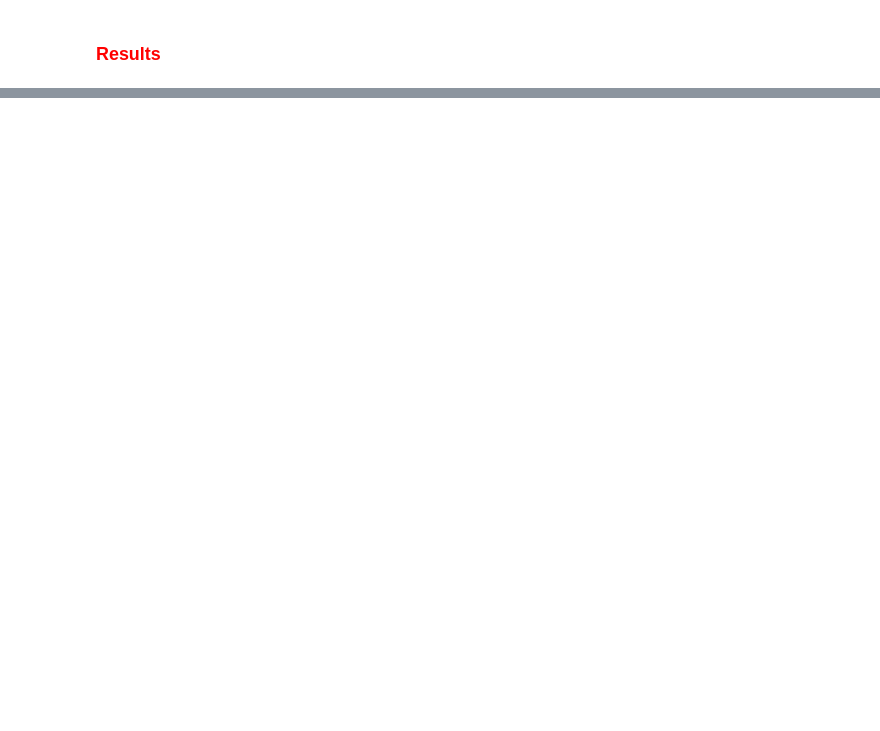
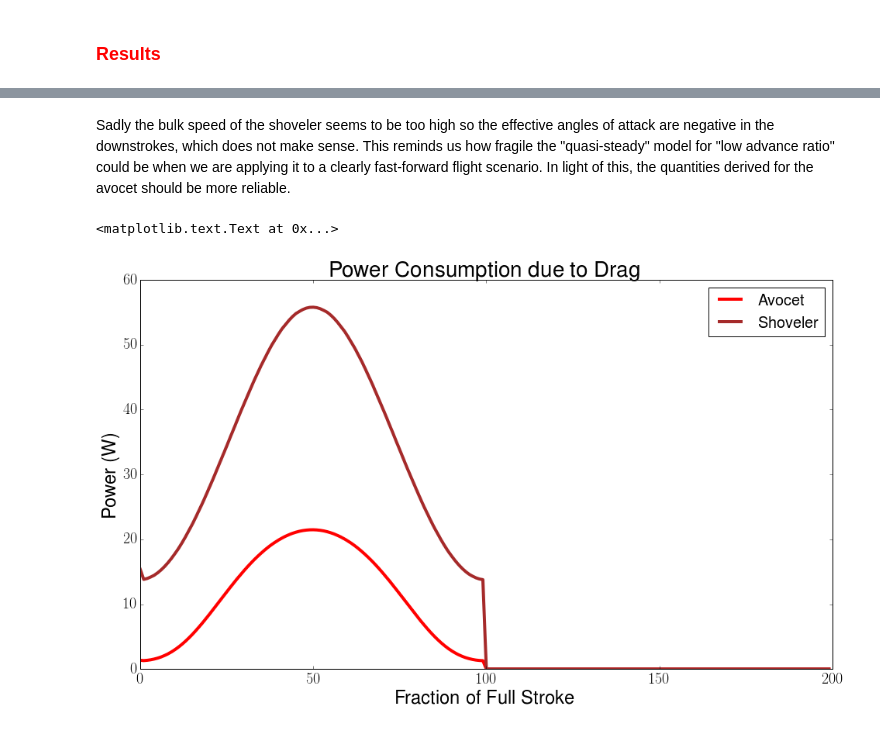
Before and after one commit to Ravirajadrangi/Biomechanics-of-Flight., a Jupyter notebook: dynamics/QS.ipynb, the cells around one changed output, grey strips where cells are left out. Saved outputs shown, nothing was run; the diff lists cells and outputs as text; code cells hidden in the pictures; blank space fills up the shorter version.

```diff
--- a/dynamics/QS.ipynb
+++ b/dynamics/QS.ipynb
@@ -260,0 +280,11 @@ plt.legend(); plt.xlabel('Fraction of Full Stroke'); plt.ylabel('Force (N)')
+# %% [markdown]
+Sadly the bulk speed of the shoveler seems to be too high so the effective angles of attack are negative in the downstrokes, which does not make sense. This reminds us how fragile the "quasi-steady" model for "low advance ratio" could be when we are applying it to a clearly fast-forward flight scenario. In light of this, the quantities derived for the avocet should be more reliable.
+# %%
+plt.figure(figsize=(16,9))
+plt.plot(    avo.transl_d_power()[0] ,'r',label='Avocet',lw=4)
+plt.plot(abs(sho.transl_d_power()[0]),'brown',label='Shoveler',lw=4)
+plt.legend(); plt.xlabel('Fraction of Full Stroke'); plt.ylabel('Power (W)')
+plt.title('Power Consumption due to Drag')
+# %% [output]
+<matplotlib.text.Text at 0x...>
+[figure, added]
```
Also changed, not shown: parts of 9 cells of this notebook, 1 other file.
